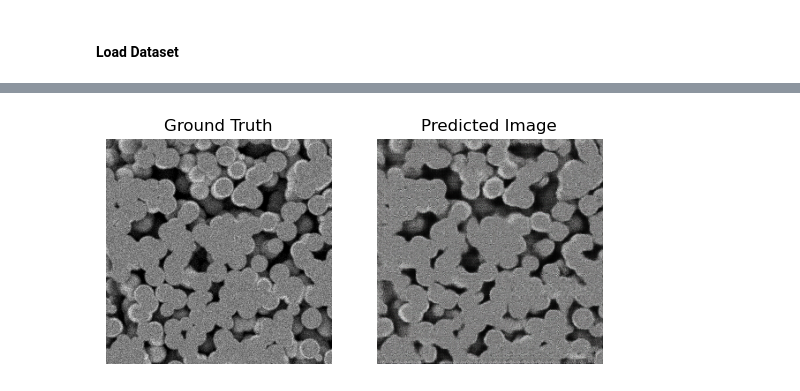
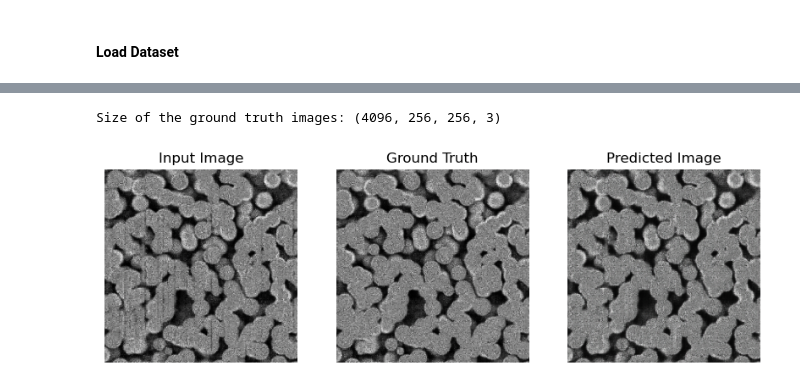
Before and after one commit to niclasDc/reconstruction-image-pix2pix, a Jupyter notebook: notebooks/analysis_result.ipynb, the cells around one changed output, grey strips where cells are left out. Saved outputs shown, nothing was run; the diff lists cells and outputs as text; code cells hidden in the pictures.

```diff
--- a/notebooks/analysis_result.ipynb
+++ b/notebooks/analysis_result.ipynb
@@ -195,3 +181,29 @@ Size of the curtained images: (9, 256, 256, 3)
+# %%
+# Load curtained image to use
+curtained_path = '../assets/curtained_image'
+
+def load_tif_image(tif, index):
+    tif.seek(index)
+    return np.array(tif)
+
+idx = np.arange(256)
+curtained_images = []
+
+for i in np.arange(16):
+    tif_path = os.path.join(curtained_path, f"hm_stack_{i}_processed.tif")
+    tif_image = Image.open(tif_path)
+
+    for j in idx:
+        curtained_images.append(load_tif_image(tif_image,j))
+
+curtained_images = np.array(curtained_images)
+
+if len(curtained_images.shape) == 3:
+    curtained_images = np.stack([curtained_images] * 3, axis=-1)
+
+print('Size of the ground truth images:', curtained_images.shape)
+# %% [output]
+Size of the ground truth images: (4096, 256, 256, 3)
 # %%
 def load(input_image, target_image):
     input_image = tf.cast(input_image, dtype=tf.float32)
@@ -231,7 +243,7 @@ def load_image_test(input_image, real_image):
   return input_image, real_image
 # %%
 try:
-    test_dataset = tf.data.Dataset.from_tensor_slices((curtained_images[7:], ground_truh_images[7:]))
+    test_dataset = tf.data.Dataset.from_tensor_slices((curtained_images[3500:], ground_truth_images[3500:]))
 
 except tf.errors.InvalidArgumentError:
     print('There are not enough images to create the test dataset')
@@ -239,21 +251,26 @@ except tf.errors.InvalidArgumentError:
 test_dataset = test_dataset.map(load_image_test)
 test_dataset = test_dataset.batch(BATCH_SIZE)
 # %%
-for inp, tar in test_dataset.take(1):
+target_position = 93
+
+specific_image_dataset = test_dataset.skip(target_position).take(1)
+
+for inp, tar in specific_image_dataset:
     input, target, prediction = generate_images(generator, inp, tar)
 # %%
-display_list = [target, prediction]
-title = ['Ground Truth', 'Predicted Image']
+display_list = [input, target, prediction]
+title = ['Input Image', 'Ground Truth', 'Predicted Image']
 
-for i in range(2):
-    plt.subplot(1, 2, i+1)
+plt.figure(figsize=(10,10))
+for i in range(3):
+    plt.subplot(1, 3, i+1)
     plt.title(title[i])
     # Getting the pixel values between [0, 1] to plot it.
     plt.imshow(display_list[i] * 0.5 + 0.5)
     plt.axis('off')
 plt.show()
 # %% [output]
-[figure, old version]
+[figure, new version]
 # %%
 difference = np.abs(target - prediction)
 
```
Also changed, not shown: parts of 4 cells of this notebook.
